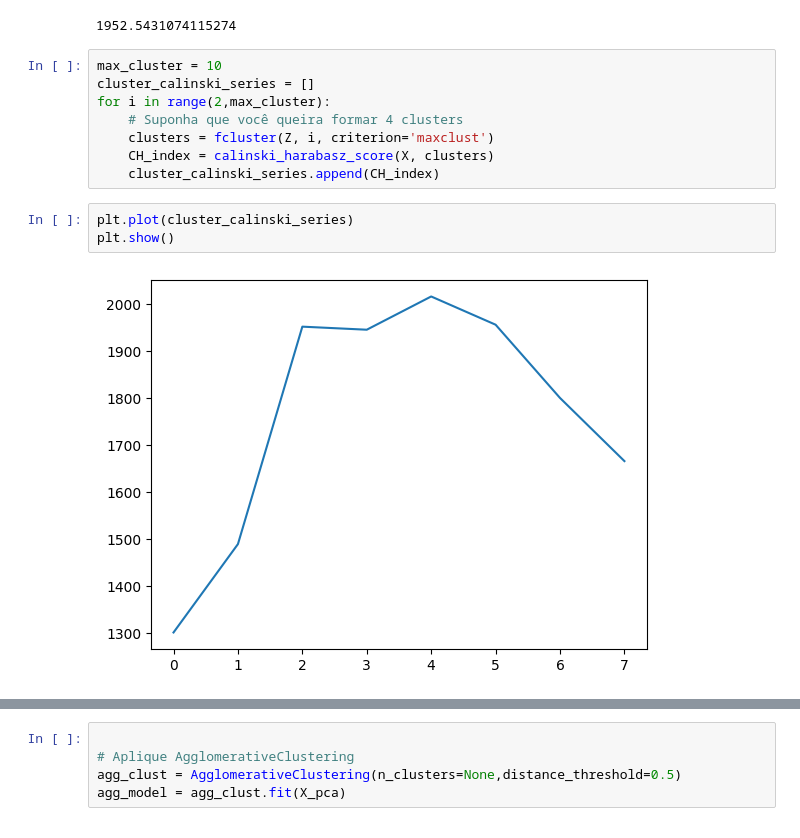
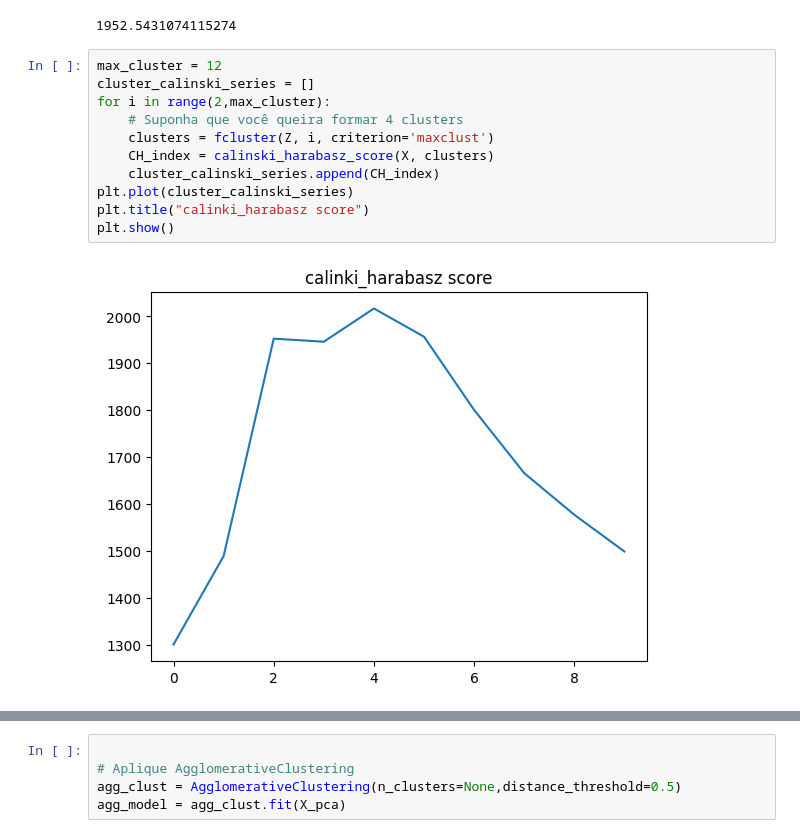
Before and after one commit to marcello10/Agrupamento_Hierarquico, a Jupyter notebook: hierachical_clustering.ipynb, the cells around one changed output, grey strips where cells are left out. Cells and saved outputs as stored; diff of their text form.

Commit message:
atribuição de gráficos para escolher a quantidade de clusters.

```diff
--- a/hierachical_clustering.ipynb
+++ b/hierachical_clustering.ipynb
@@ -211,15 +211,15 @@ calinski_harabasz_score(X, clusters)
 # %% [output]
 1952.5431074115274
 # %%
-max_cluster = 10
+max_cluster = 12
 cluster_calinski_series = []
 for i in range(2,max_cluster):
     # Suponha que você queira formar 4 clusters
     clusters = fcluster(Z, i, criterion='maxclust')
     CH_index = calinski_harabasz_score(X, clusters)
     cluster_calinski_series.append(CH_index)
+plt.plot(cluster_calinski_series)
+plt.title("calinki_harabasz score")
+plt.show()
+# %% [output]
+[figure, added]
-# %%
-plt.plot(cluster_calinski_series)
-plt.show()
-# %% [output]
-[figure, removed]
```
Also changed, not shown: parts of 2 cells of this notebook.
